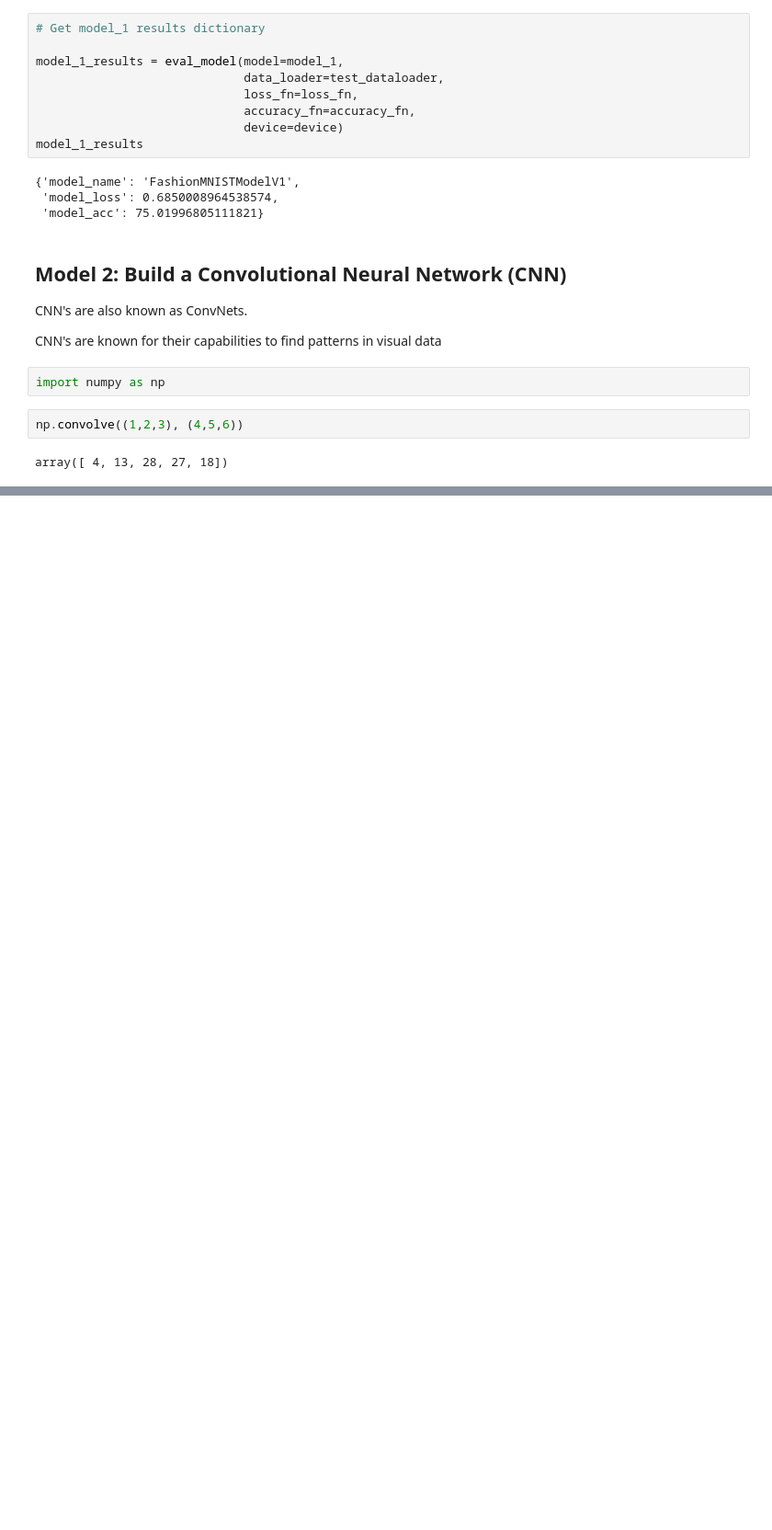
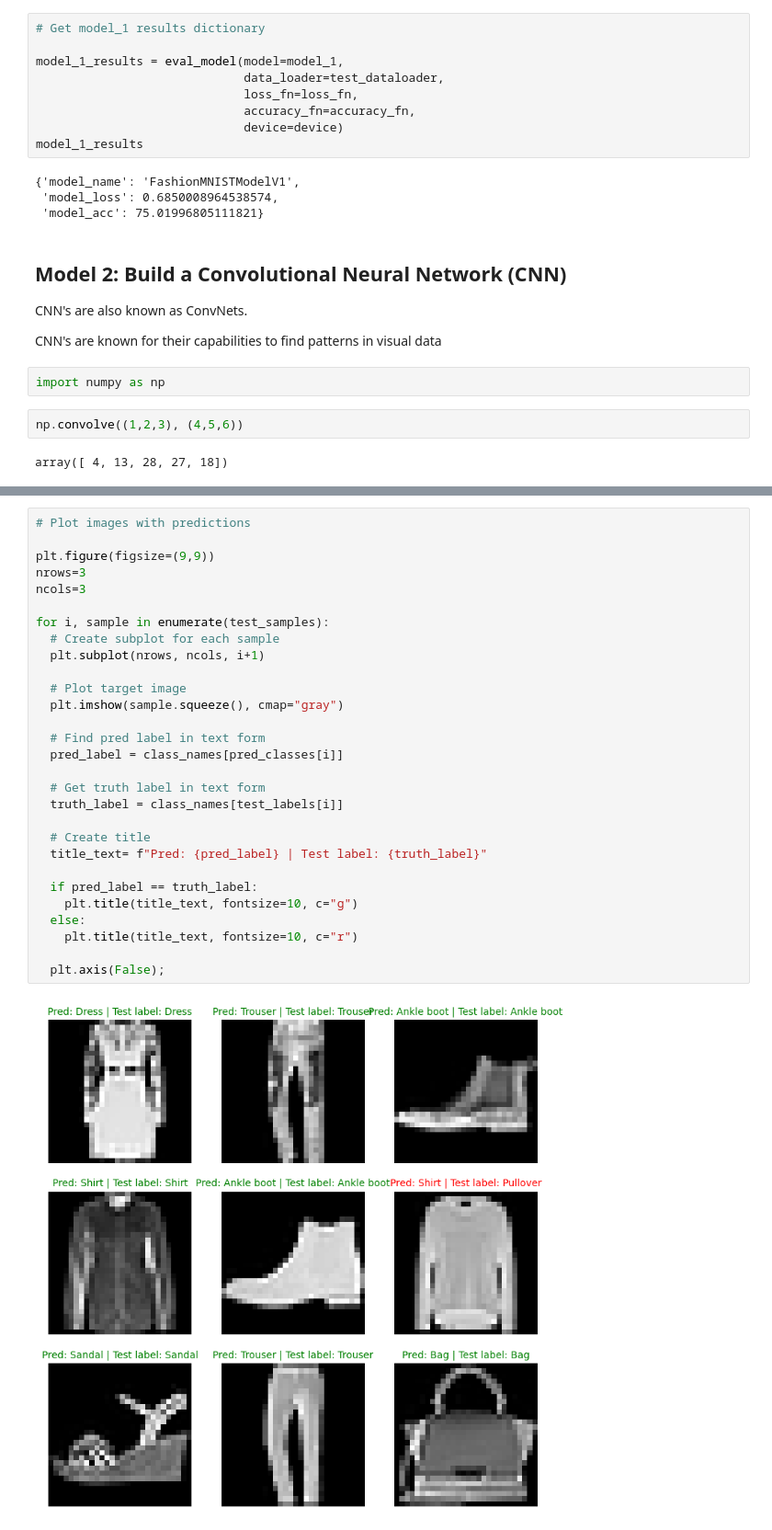
Before and after one commit to maronem/PyTorch, a Jupyter notebook: 03_pytorch_computer_vision.ipynb, the cells around one changed output, grey strips where cells are left out. Shown: that part at 92% size. Drawn from its saved outputs; the diff is of its cells as text; blank space fills up the shorter version.

```diff
--- a/03_pytorch_computer_vision.ipynb
+++ b/03_pytorch_computer_vision.ipynb
@@ -907,0 +1189,31 @@ FashionMNISTModelV2(
+# %%
+# Plot images with predictions
+
+plt.figure(figsize=(9,9))
+nrows=3
+ncols=3
+
+for i, sample in enumerate(test_samples):
+  # Create subplot for each sample
+  plt.subplot(nrows, ncols, i+1)
+
+  # Plot target image
+  plt.imshow(sample.squeeze(), cmap="gray")
+
+  # Find pred label in text form
+  pred_label = class_names[pred_classes[i]]
+
+  # Get truth label in text form
+  truth_label = class_names[test_labels[i]]
+
+  # Create title
+  title_text= f"Pred: {pred_label} | Test label: {truth_label}"
+
+  if pred_label == truth_label:
+    plt.title(title_text, fontsize=10, c="g")
+  else:
+    plt.title(title_text, fontsize=10, c="r")
+
+  plt.axis(False);
+# %% [output]
+[figure, added]
```
Also changed, not shown: parts of 47 cells of this notebook.
